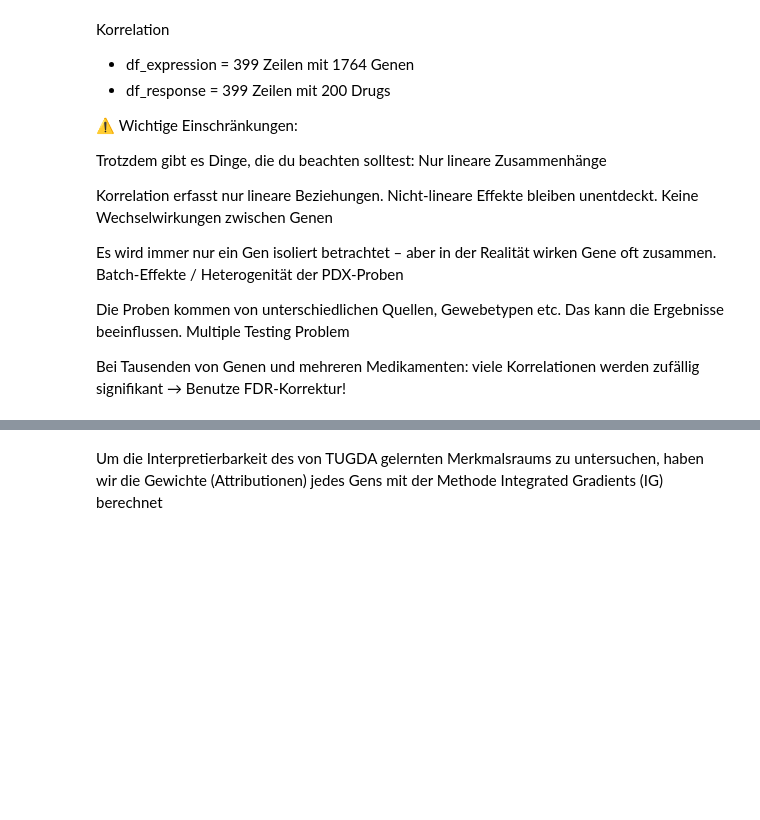
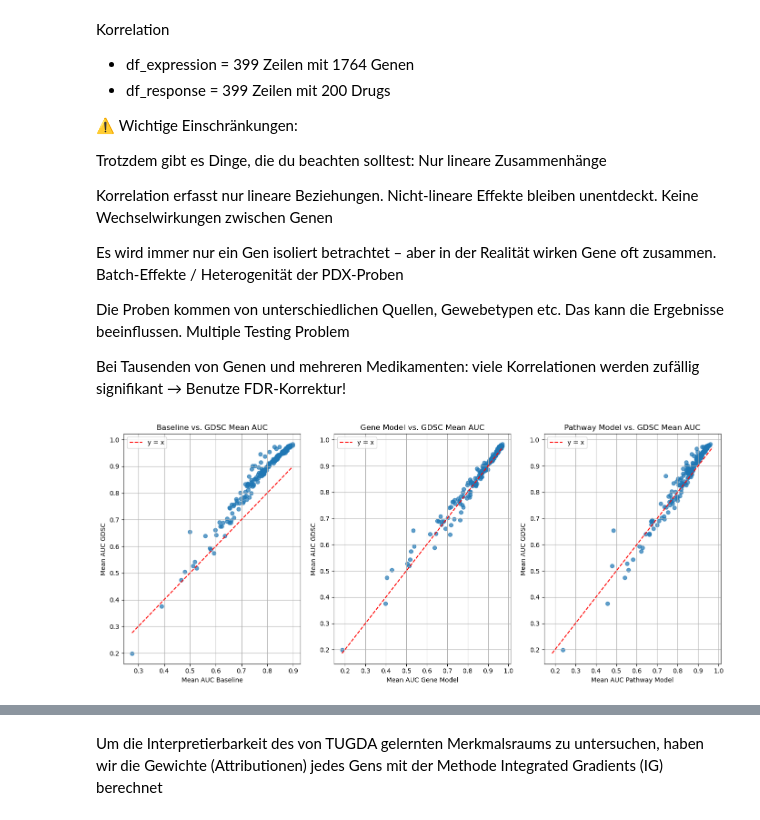
Before and after one commit to txm0324/Bachelor-Thesis, a Jupyter notebook: TUGDA/MSE_Analysis.ipynb, the cells around one changed output, grey strips where cells are left out. Cells and saved outputs as stored; diff of their text form; code cells hidden in the pictures; blank space fills up the shorter version.

```diff
--- a/TUGDA/MSE_Analysis.ipynb
+++ b/TUGDA/MSE_Analysis.ipynb
@@ -652,3 +690,68 @@ Die Proben kommen von unterschiedlichen Quellen, Gewebetypen etc. Das kann die E
 Multiple Testing Problem
 
 Bei Tausenden von Genen und mehreren Medikamenten: viele Korrelationen werden zufällig signifikant → Benutze FDR-Korrektur!
+# %%
+# mean preds_AUC_baseline pro Drug
+
+means_baseline = preds_AUC_baseline.mean()
+means_gene = preds_AUC_gene.mean()
+means_pathway = preds_AUC_pathway.mean()
+
+gdsc_dataset = pd.read_csv('./data/GDSCDA_fpkm_AUC_all_drugs.zip', index_col=0)
+gdsc_drugs = gdsc_dataset.iloc[:, -200:]
+means_drugs = gdsc_drugs.mean() # NaN values are automatically skipped
+# %%
+import matplotlib.pyplot as plt
+
+# Gemeinsame Drogen finden (Index-Schnittmenge)
+common_drugs_baseline = means_baseline.index.intersection(means_drugs.index)
+common_drugs_gene = means_gene.index.intersection(means_drugs.index)
+common_drugs_pathways = means_pathway.index.intersection(means_drugs.index)
+
+
+# Werte extrahieren
+x1 = means_baseline[common_drugs_baseline]
+y1 = means_drugs[common_drugs_baseline]
+
+x2 = means_gene[common_drugs_gene]
+y2 = means_drugs[common_drugs_gene]
+
+x3 = means_pathway[common_drugs_pathways]
+y3 = means_drugs[common_drugs_pathways]
+
+
+
+# Plot
+fig, axes = plt.subplots(1, 3, figsize=(14, 6))
+
+# Plot 1: Baseline vs GDSC
+axes[0].scatter(x1, y1, alpha=0.7)
+axes[0].plot([x1.min(), x1.max()], [x1.min(), x1.max()], 'r--', label='y = x')
+axes[0].set_title('Baseline vs. GDSC Mean AUC')
+axes[0].set_xlabel('Mean AUC Baseline')
+axes[0].set_ylabel('Mean AUC GDSC')
+axes[0].legend()
+axes[0].grid(True)
+
+# Plot 2: Gene vs GDSC
+axes[1].scatter(x2, y2, alpha=0.7)
+axes[1].plot([x2.min(), x2.max()], [x2.min(), x2.max()], 'r--', label='y = x')
+axes[1].set_title('Gene Model vs. GDSC Mean AUC')
+axes[1].set_xlabel('Mean AUC Gene Model')
+axes[1].set_ylabel('Mean AUC GDSC')
+axes[1].legend()
+axes[1].grid(True)
+
+# Plot 3: Gene vs GDSC
+axes[2].scatter(x3, y3, alpha=0.7)
+axes[2].plot([x2.min(), x2.max()], [x2.min(), x2.max()], 'r--', label='y = x')
+axes[2].set_title('Pathway Model vs. GDSC Mean AUC')
+axes[2].set_xlabel('Mean AUC Pathway Model')
+axes[2].set_ylabel('Mean AUC GDSC')
+axes[2].legend()
+axes[2].grid(True)
+
+plt.tight_layout()
+plt.show()
+# %% [output]
+[figure, added]
```
Also changed, not shown: parts of 18 cells of this notebook, 4 other files.
